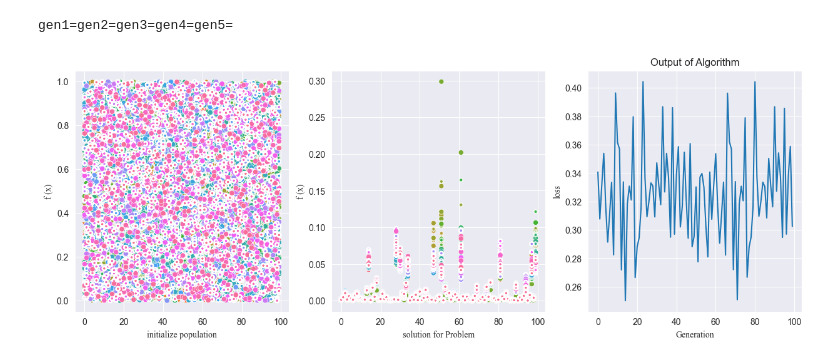
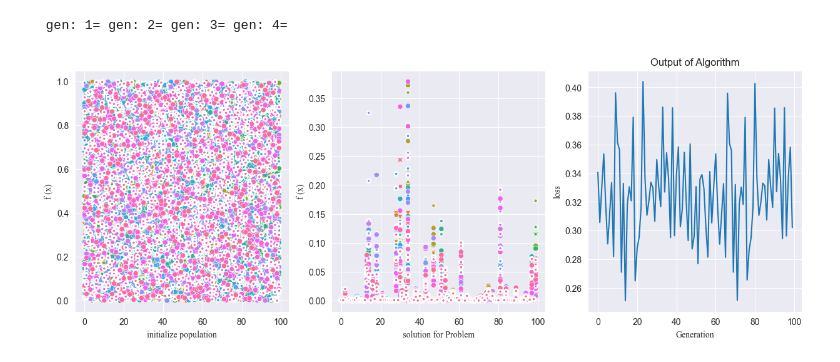
Before and after one commit to amirhu37/LEO, a Jupyter notebook: LEO.ipynb, the cells around one changed output. Drawn from its saved outputs; the diff is of its cells as text; code cells hidden in the pictures.

```diff
--- a/LEO.ipynb
+++ b/LEO.ipynb
@@ -78,10 +78,11 @@ def tradition_EA(name , population, cross_over_rate, mutation_over_rate ):
     # create the reference directions to be used for the optimization
     ref_dirs = get_reference_directions("das-dennis", ref_point, n_partitions=population.shape[0])
     # create the algorithm object
+    # replace with `NSGA3` if you want
     algorithm = PSO(pop_size=None,
                     ref_dirs=ref_dirs,
                     sampling = population,
-                    selection=TournamentSelection(func_comp=binary_tournament),
+                    # selection=TournamentSelection(func_comp=binary_tournament),
                      crossover=SBX( eta= 1 , prob= cross_over_rate ),
                      mutation=PM(eta=1, prob= mutation_over_rate ),)
     # execute the optimization
@@ -317 +309,10 @@ def uniform_selection( population, k, ):  # population is a list of individuals
+# %%
+def selection( problem , population1, population2,n_obj ):  # population is a list of individuals
+    # population = population.tolist() if isinstance(population, np.ndarray) else population
+    results = list()
+    if not np.all(population1 == population2):
+        better = is_better(problem, population1, population2, n_obj)
+        results.append(better[1])
+
+    return np.array(results)
 # %%
@@ -351,7 +341,7 @@ def main(
     plot : bool
 ) -> tuple[np.ndarray, np.ndarray, np.ndarray]:
 
-
+    time_to_run = list()
 
     Xg  : np.ndarray = initialize_population(first_gen_size, n_var, n_obj )  # Initialize population and evaluate fitness
 
@@ -369,7 +359,7 @@ def main(
                                    cross_over_rate,
                                    mutation_rate,
                                    n_obj)
-
+    start_time = time.time()
     for gen in range(n_generations):
         leo.k = 1 if Problem == "ackley" else Xg.shape[0]
 
@@ -381,10 +371,11 @@ def main(
             newX = tradition_EA(Problem, Xg, cross_over_rate, mutation_rate )
 
 
-        Xg_i = uniform_selection(newX , newX.shape[0])
+        Xg_i = selection(Problem, newX ,Xg[:newX.shape[0]], n_obj)[0]
 
         # SEP Collection
         better = is_better(Problem, Xg_i, newX, n_obj)[1]
+
         for i, v in enumerate(better) :
             if v in Xg_i:
                 newsep = np.array([Xg_i[i], newX[i]] )
@@ -396,15 +387,19 @@ def main(
 
 
 
-        # archive = sorting_archive(Problem, archive, n_obj)
+        # archive .append( sorting_archive(Problem, archive, n_obj))
+        # print(archive)
         # archive = deque(archive)
         for x1, x2 in archive:
             ANN, traind, loss = train_ANN(ANN, x1.reshape(1,-1), x2.reshape(1,-1))
             trained_solutions.append(traind)
             all_losses.append( loss[0] )
 
-        print(f"gen{gen+1}=", end= "")
+        print(f" gen: {gen+1}=", end= "")
 
+        end_time = time.time()
+        time_delay = (end_time - start_time) * 1000
+        time_to_run.append(time_delay)
 
     loss = np.sum(all_losses) / archive_size
     if plot:
@@ -432,12 +427,12 @@ def main(
 
         plt.show()
 
-    return archive, np.array(trained_solutions), loss
+    return archive, np.array(trained_solutions), loss, np.array(time_to_run)
 # %%
 PROBLEM =  'dtlz3'
 ARCHIVE_SIZE = 100
 LP = .5
-N_GENERATORS = 5
+N_GENERATORS = 4
 FIRST_GEN_SIZE = 100
 CROSS_OVER_RATE = .5
 MUTATION_RATE = .9
@@ -446,23 +441,23 @@ N_VAR = 100
 ANN_LR = .01
 ANN_AC_FUNCTION = 'softmax'
 # %%
-Archive , Solutions, loss = main(
+Archive , Solutions, loss , timing= main(
     PROBLEM,
     archive_size = ARCHIVE_SIZE,
     lp = LP,
     n_generations = N_GENERATORS, # number of generations
     first_gen_size = FIRST_GEN_SIZE, # number of generations
     cross_over_rate = CROSS_OVER_RATE, # cross over rate
     mutation_rate = MUTATION_RATE, # mutation rate
     n_obj= N_OBJ, # number of observations
     n_var= N_VAR, # number of variables
     ANN_learning_rate = ANN_LR, # learning rate
     ANN_Activatvation_function= ANN_AC_FUNCTION, # activation function for ANN
     plot = True,
 )
 # %% [output]
-gen1=gen2=gen3=gen4=gen5=
+ gen: 1= gen: 2= gen: 3= gen: 4=
-[figure, old version]
+[figure, new version]
 # %%
 print(loss)
 np.array(Archive).shape
```
Also changed, not shown: parts of 16 cells of this notebook.
